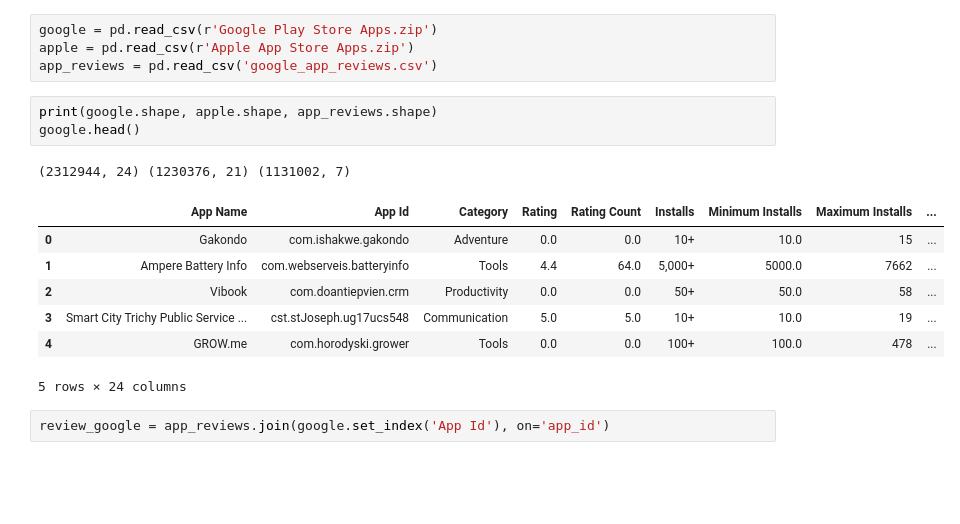
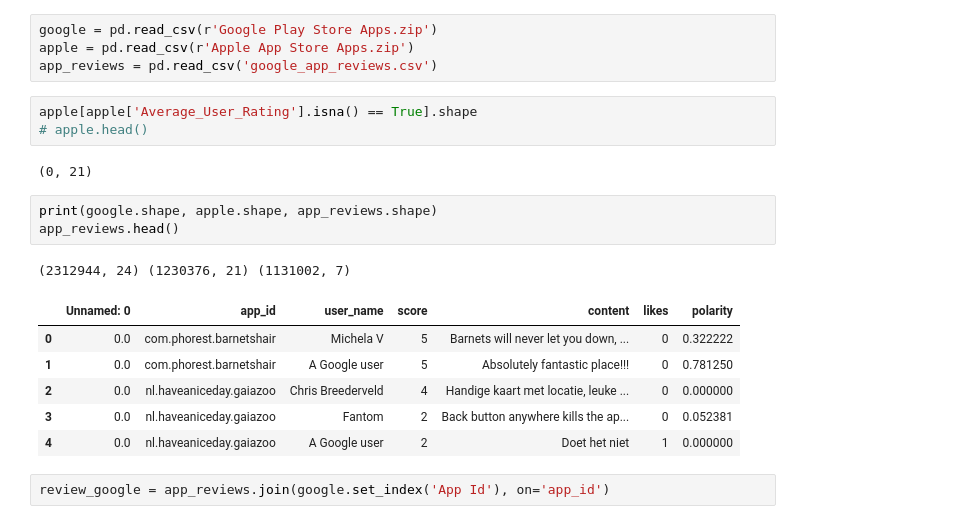
Before and after one commit to Superocker50/CMPT-353-Final-Project, a Jupyter notebook: machine-learning.ipynb, the cells around one changed output. Cells and saved outputs as stored; diff of their text form; blank space fills up the shorter version.

```diff
--- a/machine-learning.ipynb
+++ b/machine-learning.ipynb
@@ -18,18 +18,22 @@ import seaborn as sns
 google = pd.read_csv(r'Google Play Store Apps.zip')
 apple = pd.read_csv(r'Apple App Store Apps.zip')
 app_reviews = pd.read_csv('google_app_reviews.csv')
+# %%
+apple[apple['Average_User_Rating'].isna() == True].shape
+# apple.head()
+# %% [output]
+(0, 21)
 # %%
 print(google.shape, apple.shape, app_reviews.shape)
-google.head()
+app_reviews.head()
 # %% [output]
 (2312944, 24) (1230376, 21) (1131002, 7)
-|  | App Name | App Id | Category | Rating | Rating Count | Installs | Minimum Installs | Maximum Installs | ... |
-| 0 | Gakondo | com.ishakwe.gakondo | Adventure | 0.0 | 0.0 | 10+ | 10.0 | 15 | ... |
-| 1 | Ampere Battery Info | com.webserveis.batteryinfo | Tools | 4.4 | 64.0 | 5,000+ | 5000.0 | 7662 | ... |
-| 2 | Vibook | com.doantiepvien.crm | Productivity | 0.0 | 0.0 | 50+ | 50.0 | 58 | ... |
-| 3 | Smart City Trichy Public Service ... | cst.stJoseph.ug17ucs548 | Communication | 5.0 | 5.0 | 10+ | 10.0 | 19 | ... |
-| 4 | GROW.me | com.horodyski.grower | Tools | 0.0 | 0.0 | 100+ | 100.0 | 478 | ... |
+|  | Unnamed: 0 | app_id | user_name | score | content | likes | polarity |
+| 0 | 0.0 | com.phorest.barnetshair | Michela V | 5 | Barnets will never let you down, ... | 0 | 0.322222 |
+| 1 | 0.0 | com.phorest.barnetshair | A Google user | 5 | Absolutely fantastic place!!! | 0 | 0.781250 |
+| 2 | 0.0 | nl.haveaniceday.gaiazoo | Chris Breederveld | 4 | Handige kaart met locatie, leuke ... | 0 | 0.000000 |
+| 3 | 0.0 | nl.haveaniceday.gaiazoo | Fantom | 2 | Back button anywhere kills the ap... | 0 | 0.052381 |
+| 4 | 0.0 | nl.haveaniceday.gaiazoo | A Google user | 2 | Doet het niet | 1 | 0.000000 |
-5 rows × 24 columns
 # %%
 review_google = app_reviews.join(google.set_index('App Id'), on='app_id')
 # %%
```
Also changed, not shown: parts of 18 cells of this notebook.
